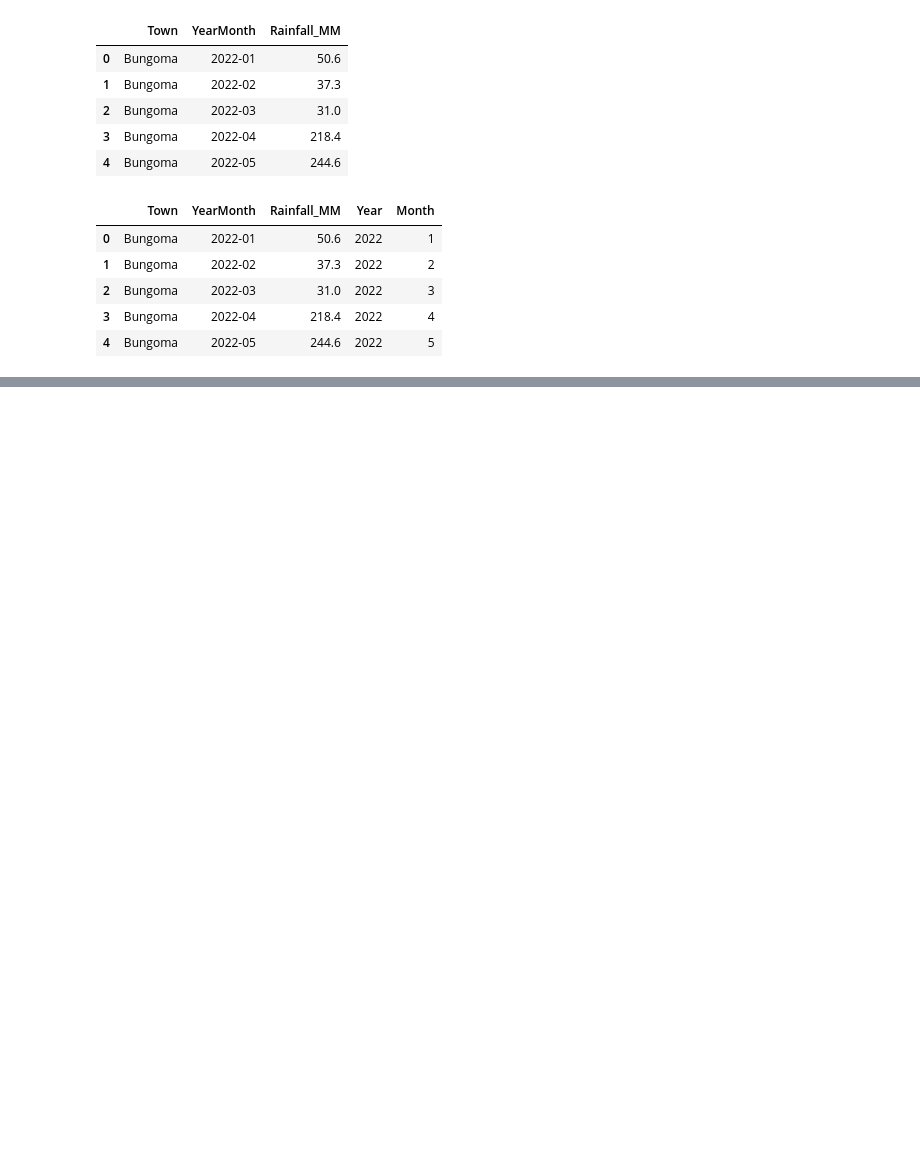
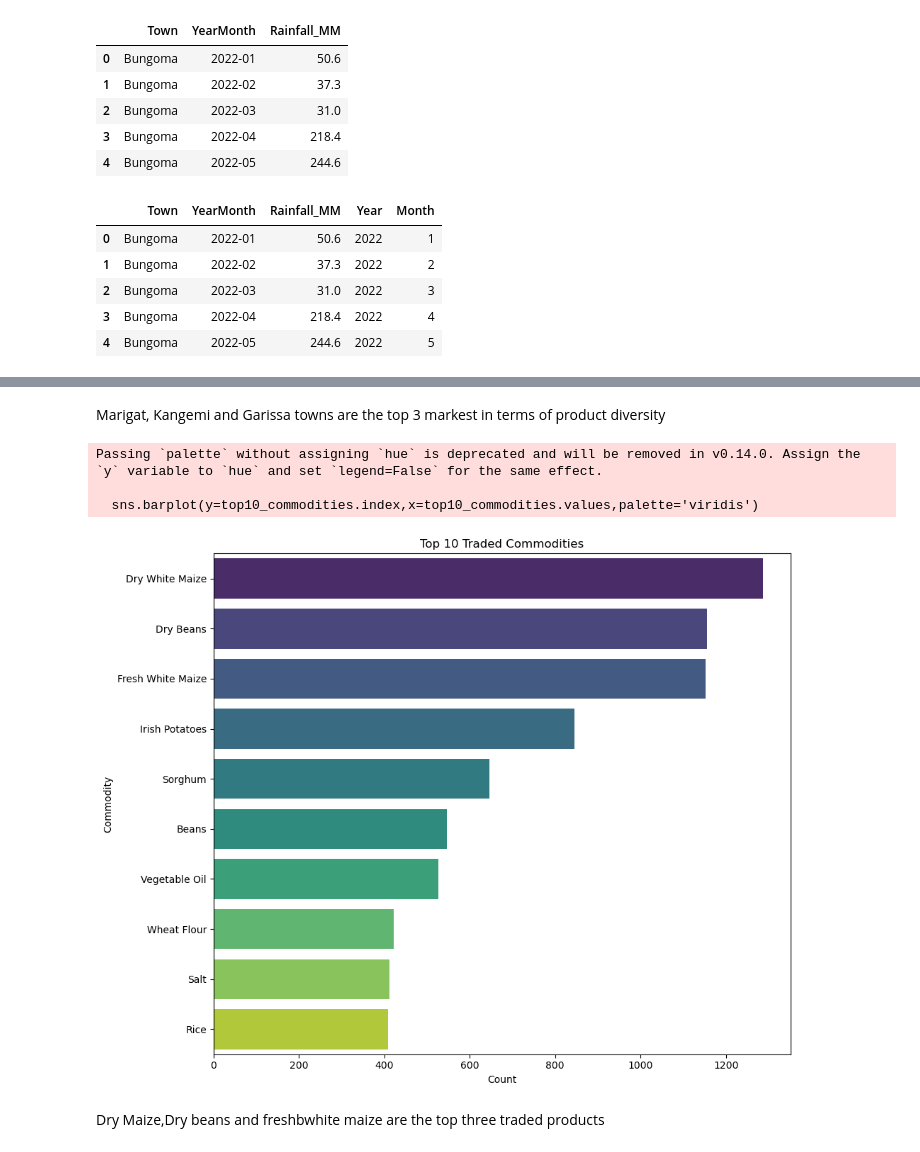
Before and after one commit to BrianRono7/Capstone-project, a Jupyter notebook: CapstoneEDA.ipynb, the cells around one changed output, grey strips where cells are left out. Saved outputs shown, nothing was run; the diff lists cells and outputs as text; code cells hidden in the pictures; blank space fills up the shorter version.

```diff
--- a/CapstoneEDA.ipynb
+++ b/CapstoneEDA.ipynb
@@ -509,0 +711,19 @@ Mothly_Rainfal.head()
+# %% [markdown]
+Marigat, Kangemi and Garissa towns are the top 3 markest in terms of product diversity
+# %%
+#Summary of top 10 traded commodities:
+top10_commodities=foodprices['Commodity'].value_counts().head(10)
+plt.figure(figsize=(10,8))
+sns.barplot(y=top10_commodities.index,x=top10_commodities.values,palette='viridis')
+plt.title('Top 10 Traded Commodities')
+plt.xlabel('Count')
+plt.ylabel('Commodity')
+plt.tight_layout()
+plt.show()
+# %% [output]
+Passing `palette` without assigning `hue` is deprecated and will be removed in v0.14.0. Assign the `y` variable to `hue` and set `legend=False` for the same effect.
+
+  sns.barplot(y=top10_commodities.index,x=top10_commodities.values,palette='viridis')
+[figure, added]
+# %% [markdown]
+Dry Maize,Dry beans and freshbwhite maize are the top three traded products
```
Also changed, not shown: parts of 28 cells of this notebook.
